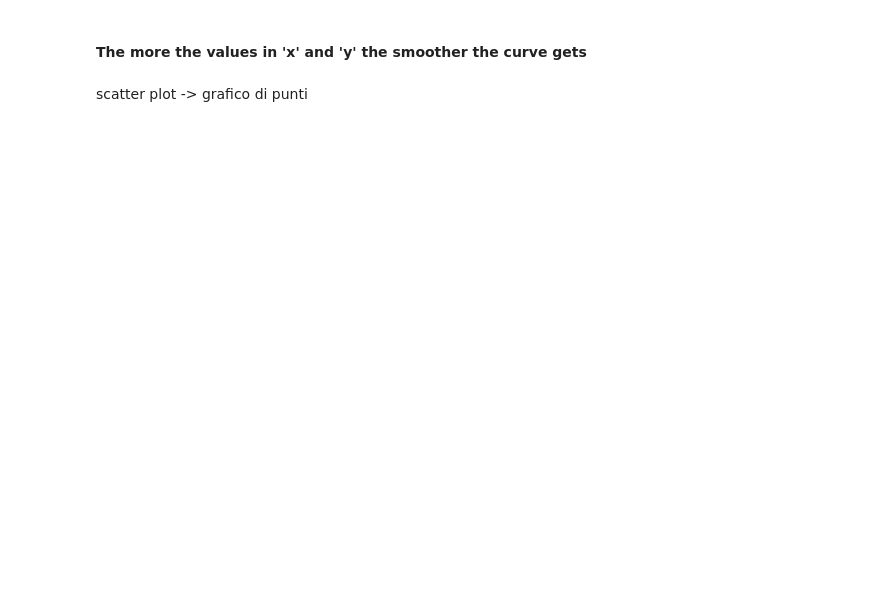
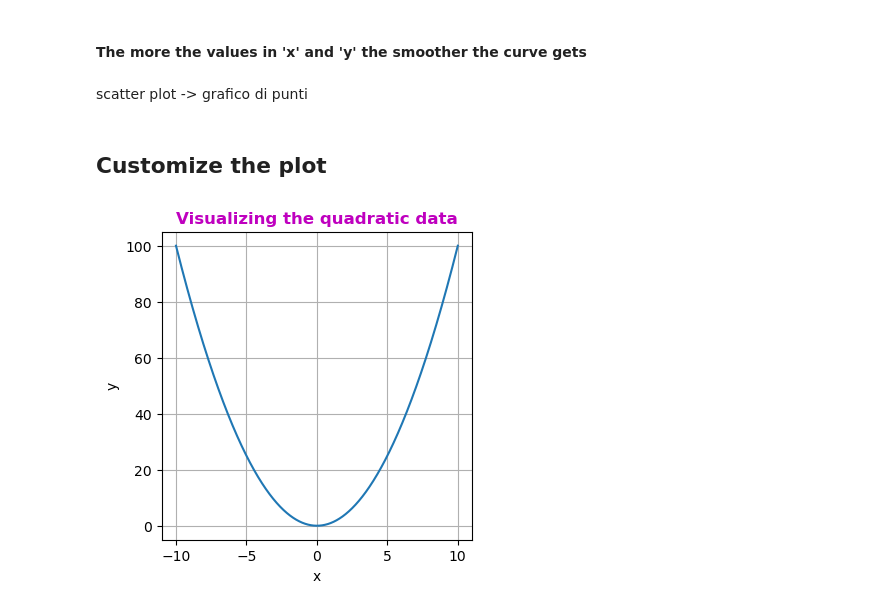
Before and after one commit to AstroBiagio98/Python_for_Space_applications, a Jupyter notebook: Matplotlib.ipynb, the cells around one changed output. Cells and saved outputs as stored; diff of their text form; code cells hidden in the pictures; blank space fills up the shorter version.

```diff
--- a/Matplotlib.ipynb
+++ b/Matplotlib.ipynb
@@ -27,3 +36,15 @@ plt.plot(x,y)
 #### The more the values in 'x' and 'y' the smoother the curve gets
 # %% [markdown]
 scatter plot -> grafico di punti
+# %% [markdown]
+## Customize the plot
+# %%
+plt.figure(figsize= (4,4))
+plt.plot(x,y)
+plt.grid()
+plt.title('Visualizing the quadratic data', color = 'm', weight = 'bold', fontsize = 12)
+plt.xlabel('x')
+plt.ylabel('y')
+plt.show()
+# %% [output]
+[figure, added]
```
Also changed, not shown: parts of 2 cells of this notebook, 20 other files.
